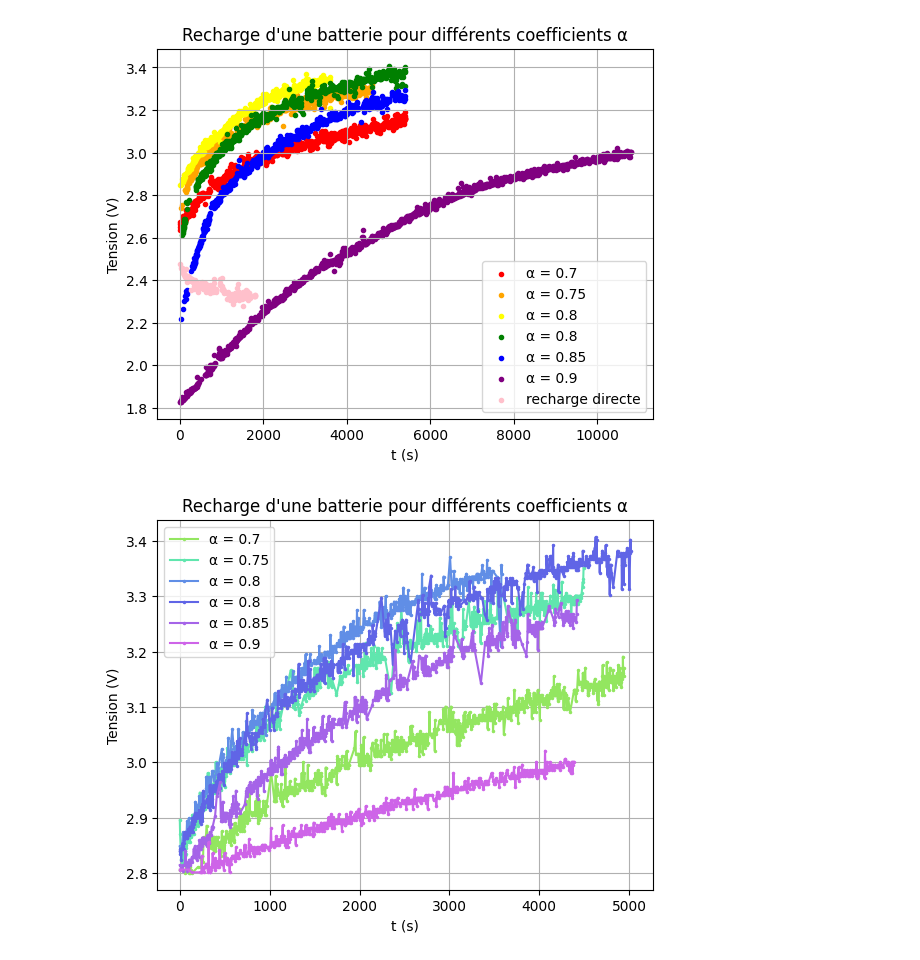
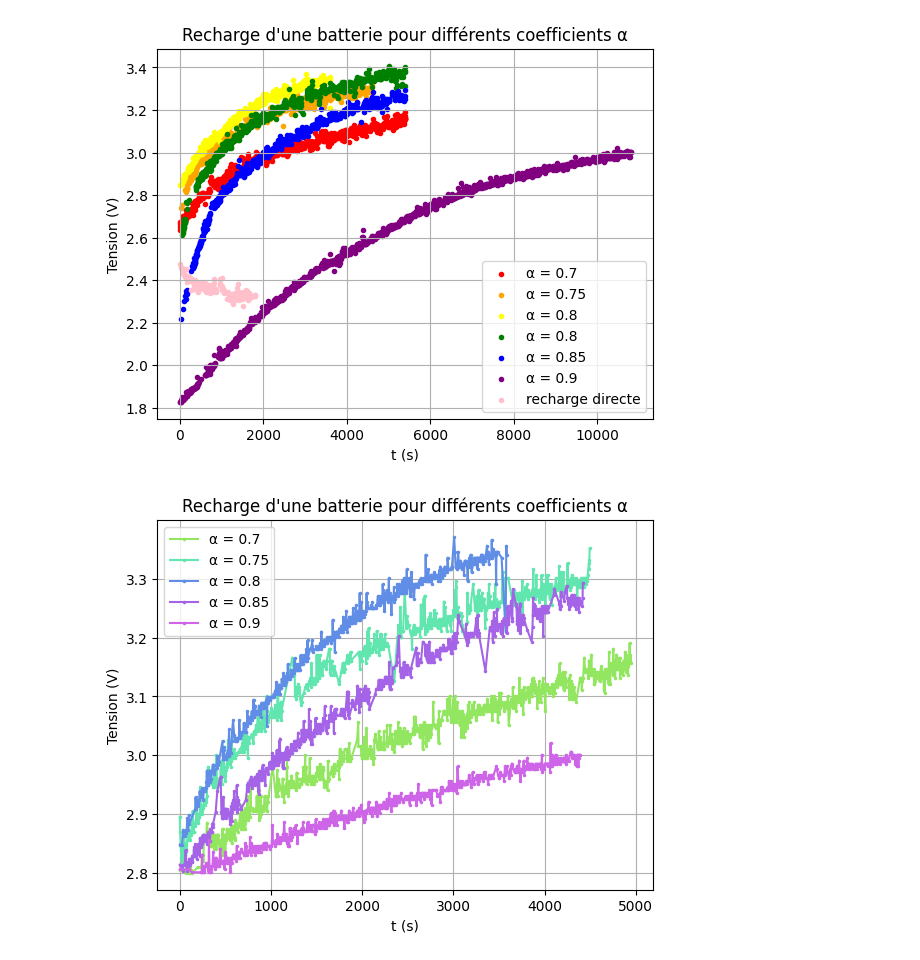
Before and after one commit to adelemarcon/TIPE, a Jupyter notebook: TIPE7ajustementmesures.ipynb, the cells around one changed output. Drawn from its saved outputs; the diff is of its cells as text; code cells hidden in the pictures.

Commit message:
graphe

```diff
--- a/TIPE7ajustementmesures.ipynb
+++ b/TIPE7ajustementmesures.ipynb
@@ -80,32 +80,31 @@ def coupe(T,A):
     T2 = []
     T3 = []
     for i in range (len(A)):
         if A[i]>seuil:
             N.append(A[i])
             T2.append(T[i] - T[0])
     for j in range (len(T2)):
         T3.append(T2[j] - T2[0])
     return T3, N
 
 t07, exp07 = coupe(T07,A07)
 t075, exp075 = coupe(T075,A075)
 t081, exp081 = coupe(T081, A081)
 t082, exp082 = coupe(T082, A082)
 t085, exp085 = coupe(T085, A085)
 t09, exp09 = coupe(T09, A09)
 
 plt.plot(t07, exp07, color ="#93e660", label = "α = 0.7", marker = '.', markersize = 3)
 plt.plot(t075, exp075, color ="#60e6ae", label = "α = 0.75", marker = '.', markersize = 3)
 plt.plot(t081, exp081, color ="#608ee6", label = "α = 0.8", marker = '.', markersize = 3)
-plt.plot(t082, exp082, color ="#6065e6", label = "α = 0.8", marker = '.', markersize = 3)
 plt.plot(t085, exp085, color ="#a564e8", label = "α = 0.85", marker = '.', markersize = 3)
 plt.plot(t09, exp09, color ="#ce64e8", label = "α = 0.9", marker = '.', markersize = 3)
 
 plt.xlabel("t (s)")
 plt.ylabel("Tension (V)")
 plt.title("Recharge d'une batterie pour différents coefficients α")
 plt.grid()
 plt.legend()
 plt.show()
 # %% [output]
-[figure, old version]
+[figure, new version]
```
